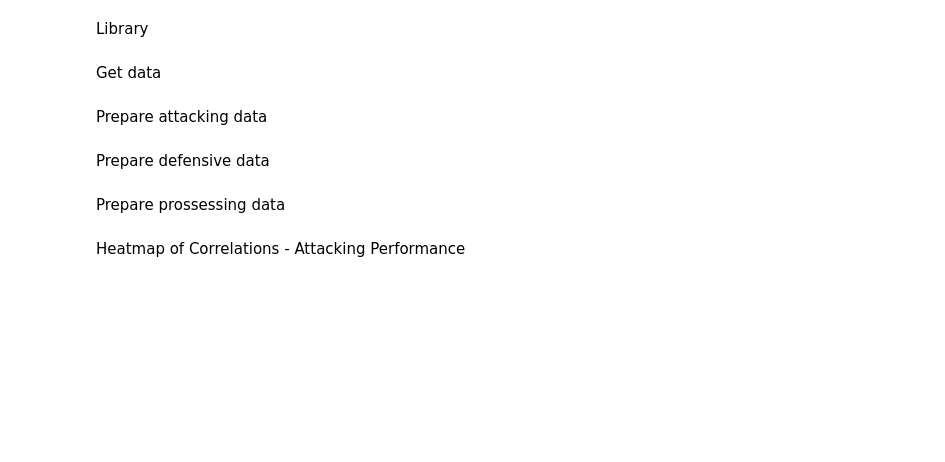
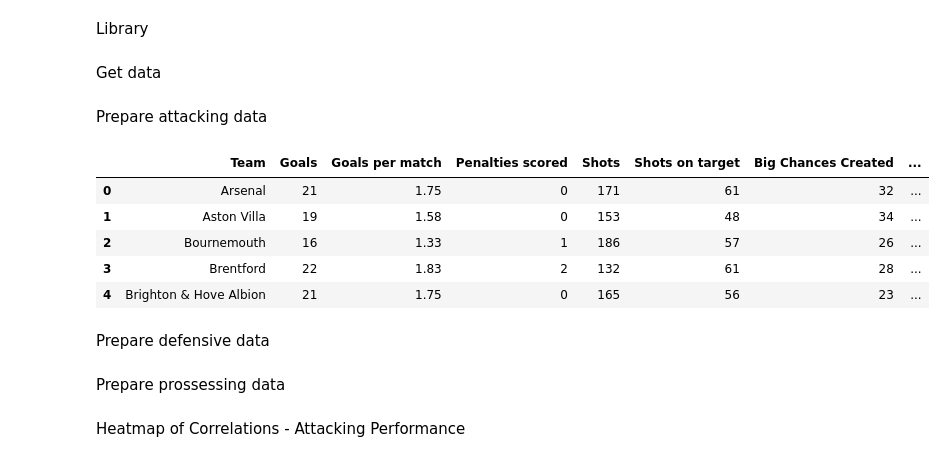
Before and after one commit to Huytutu/Premier-League-2.0, a Jupyter notebook: src/Visualization/dash_visualize.ipynb, the cells around one changed output. Drawn from its saved outputs; the diff is of its cells as text; code cells hidden in the pictures; blank space fills up the shorter version.

```diff
--- a/src/Visualization/dash_visualize.ipynb
+++ b/src/Visualization/dash_visualize.ipynb
@@ -25,6 +25,14 @@ Prepare attacking data
 # %%
 attacking_features = ['Goals', 'Goals per match', 'Penalties scored', 'Shots', 'Shots on target', 'Big Chances Created', 'Shooting accuracy %']
 attacking_data = data[['Team'] + attacking_features]
+attacking_data.head()
+# %% [output]
+|  | Team | Goals | Goals per match | Penalties scored | Shots | Shots on target | Big Chances Created | ... |
+| 0 | Arsenal | 21 | 1.75 | 0 | 171 | 61 | 32 | ... |
+| 1 | Aston Villa | 19 | 1.58 | 0 | 153 | 48 | 34 | ... |
+| 2 | Bournemouth | 16 | 1.33 | 1 | 186 | 57 | 26 | ... |
+| 3 | Brentford | 22 | 1.83 | 2 | 132 | 61 | 28 | ... |
+| 4 | Brighton & Hove Albion | 21 | 1.75 | 0 | 165 | 56 | 23 | ... |
 # %% [markdown]
 Prepare defensive data
 # %%
```
Also changed, not shown: parts of 2 cells of this notebook, 3 other files.
